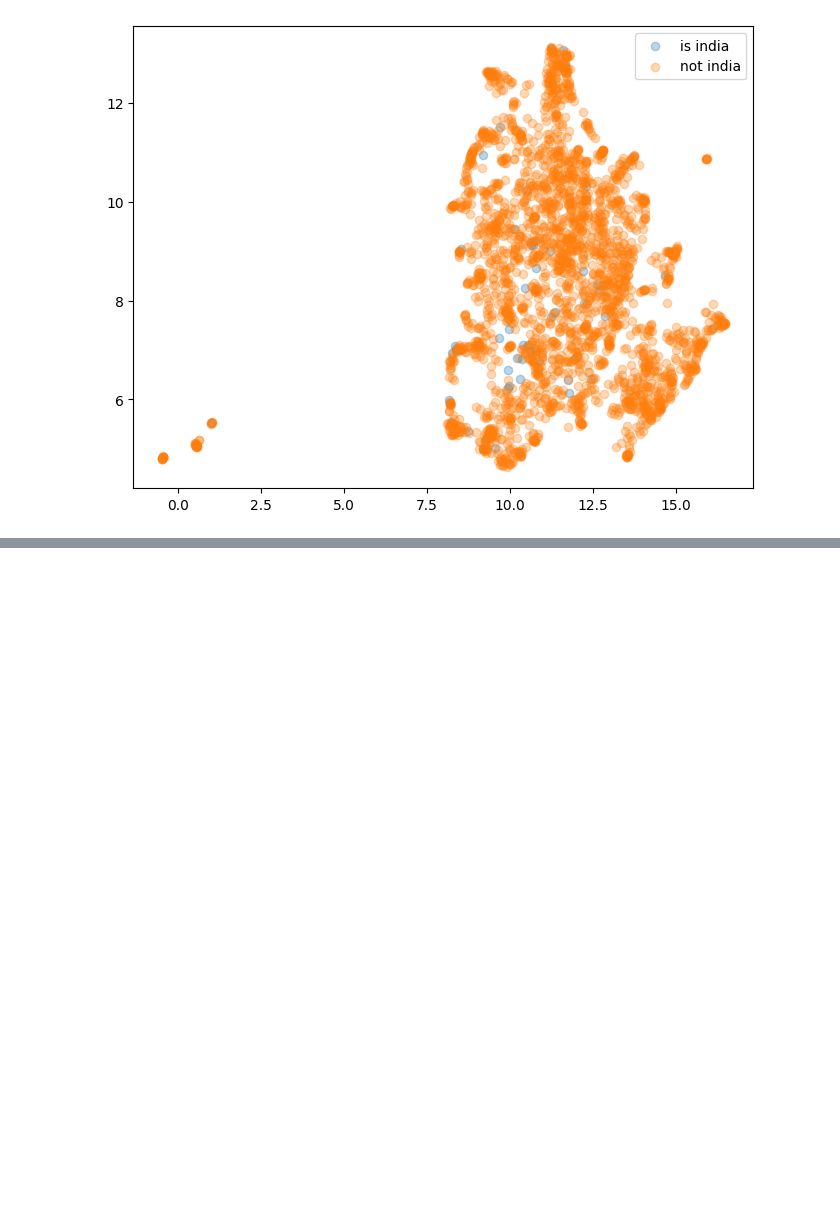
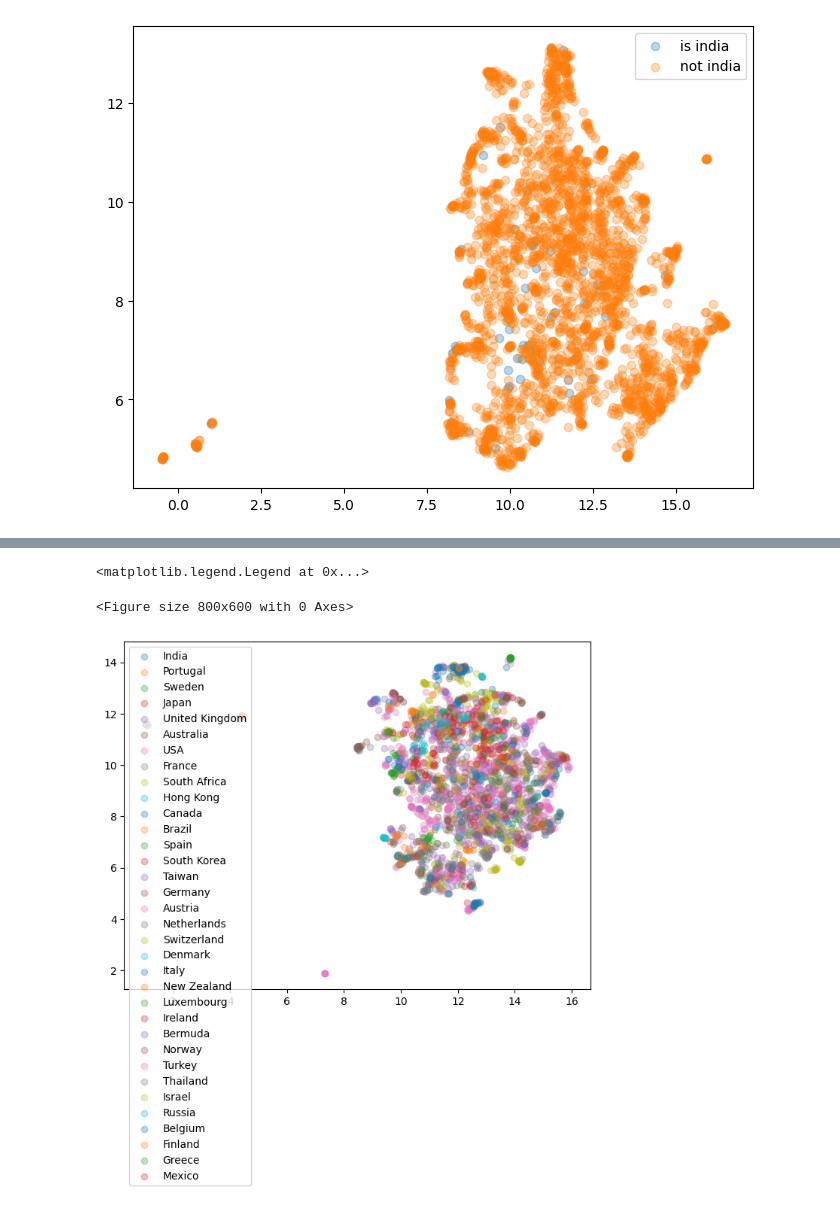
Before and after one commit to VICKCUL/CDP-project, a Jupyter notebook: CDP2010_9_7_hh.ipynb, the cells around one changed output, grey strips where cells are left out. Cells and saved outputs as stored; diff of their text form; code cells hidden in the pictures; blank space fills up the shorter version.

Commit message:
update alibaba model latent space

```diff
--- a/CDP2010_9_7_hh.ipynb
+++ b/CDP2010_9_7_hh.ipynb
@@ -731,0 +734,24 @@ plt.legend()
+# %%
+from tqdm import tqdm
+from bertopic import BERTopic
+from sentence_transformers import SentenceTransformer
+
+# Initialize a SentenceTransformer model
+# embedding_model = SentenceTransformer('all-MiniLM-L6-v2')
+embedding_model =  SentenceTransformer("Alibaba-NLP/gte-Qwen2-7B-instruct", trust_remote_code=True)
+
+
+
+
+df1["SBert_embedding"]=None
+
+for idx in tqdm(range(len(df1))):
+
+    # Input text
+    text = df1['9.7. Please use the table below to describe your company’s actions to reduce its GHG emissions.\n\n9.7 C1. \n1. Actions - please describe'].iloc[idx]
+
+    # Tokenize the input text and convert to PyTorch tensors
+    embedding = embedding_model.encode(text)
+
+
+    df1["SBert_embedding"].iloc[idx]=embedding
@@ -731,0 +765,24 @@ plt.legend()
+# %%
+import umap.umap_ as umap
+
+# print(df1["MaxPool_embedding"].iloc[0].shape)
+
+reducer = umap.UMAP(n_components=2, random_state=42)
+reduced_embeddings = reducer.fit_transform(np.vstack(df1["SBert_embedding"].values))
+
+
+plt.figure(figsize=(8, 6))
+df1['x'] = reduced_embeddings[:, 0]
+df1['y'] = reduced_embeddings[:, 1]
+
+# Plot the t-SNE results, colored by 'Country' or 'label'
+plt.figure(figsize=(8, 6))
+for category in df1["Country"].unique():  # Assuming 'Country' is the label column
+    subset = df1[df1["Country"] == category]
+    plt.scatter(subset['x'], subset['y'], label=category, alpha=0.3, edgecolors=None)
+
+plt.legend()
+# %% [output]
+<matplotlib.legend.Legend at 0x...>
+<Figure size 800x600 with 0 Axes>
+[figure, added]
```
Also changed, not shown: parts of 5 cells of this notebook.
